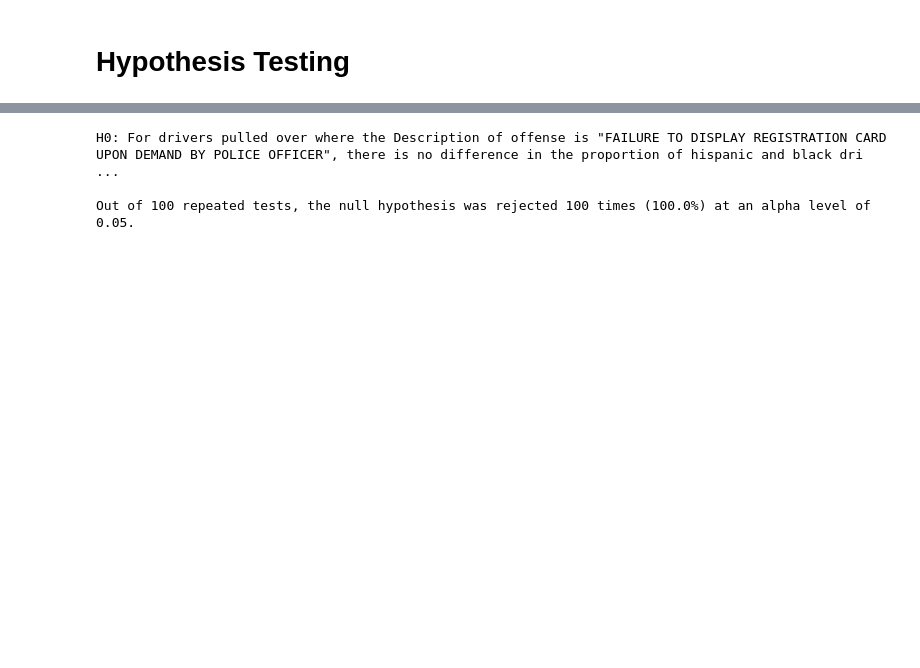
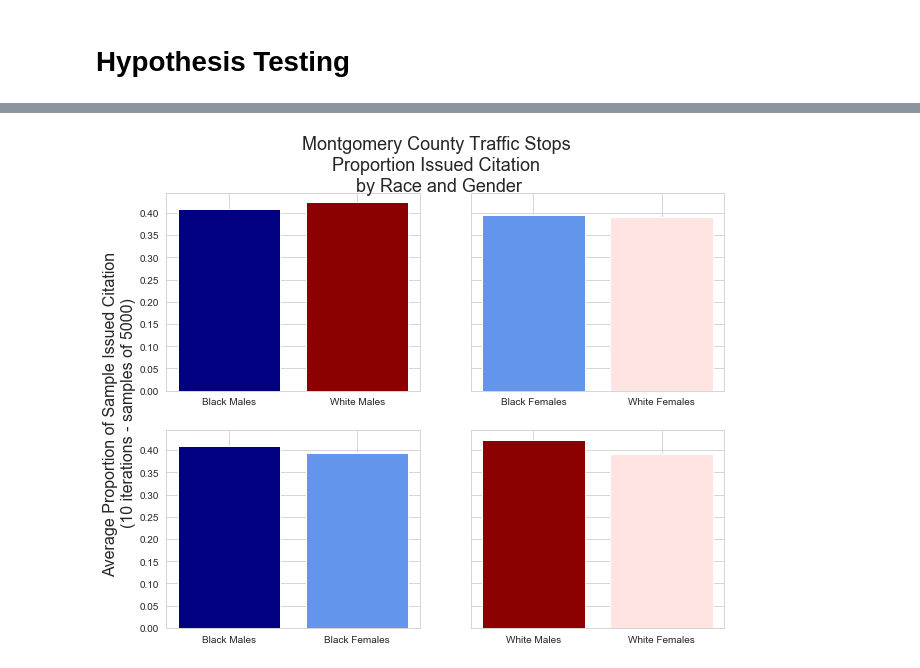
Before and after one commit to mguptaphd/Module3_Project, a Jupyter notebook: Module3_Project.ipynb, the cells around one changed output, grey strips where cells are left out. Cells and saved outputs as stored; diff of their text form; code cells hidden in the pictures; blank space fills up the shorter version.

```diff
--- a/Module3_Project.ipynb
+++ b/Module3_Project.ipynb
@@ -274,8 +285,0 @@ plt.legend();
-# %%
-null_hyp_2 = """For drivers pulled over where the Description of offense is "FAILURE TO DISPLAY REGISTRATION CARD UPON DEMAND BY POLICE OFFICER", there is no difference in the proportion of hispanic and black drivers who are given only a warning."""
-
-print_test_results(h2_p_list, null_hyp_2)
-# %% [output]
-H0: For drivers pulled over where the Description of offense is "FAILURE TO DISPLAY REGISTRATION CARD UPON DEMAND BY POLICE OFFICER", there is no difference in the proportion of hispanic and black dri ...
-
-Out of 100 repeated tests, the null hypothesis was rejected 100 times (100.0%) at an alpha level of 0.05.
@@ -281,0 +333,29 @@ Out of 100 repeated tests, the null hypothesis was rejected 100 times (100.0%) a
+# %%
+
+fig, axes = plt.subplots(2, 2, sharey = True, figsize=(10, 8))
+
+
+mu_black_male = np.mean(mu_black_male_list)
+mu_white_male = np.mean(mu_white_male_list)
+mu_white_female = np.mean(mu_white_female_list)
+mu_black_female = np.mean(mu_black_female_list)
+
+mean_list = [mu_black_male, mu_white_male, mu_black_female, mu_white_female]
+names = ['Black Males', 'White Males', 'Black Females', 'White Females']
+color_list = ['navy', 'darkred', 'cornflowerblue', 'mistyrose']
+
+axes[0, 0].bar([names[0], names[1]], [mean_list[0], mean_list[1]], color=[color_list[0], color_list[1]])
+axes[0, 1].bar([names[2], names[3]], [mean_list[2], mean_list[3]], color=[color_list[2], color_list[3]])
+axes[1, 0].bar([names[0], names[2]], [mean_list[0], mean_list[2]], color=[color_list[0], color_list[2]])
+axes[1, 1].bar([names[1], names[3]], [mean_list[1], mean_list[3]], color=[color_list[1], color_list[3]]);
+
+
+fig.suptitle('Montgomery County Traffic Stops\n Proportion Issued Citation \n by Race and Gender\n', fontsize=18)
+
+#plt.xlabel('Race and Gender', fontsize=16)
+#plt.ylabel('Proportion of Sample Issued Citation\n (100 iterations - samples of 5000)', fontsize=14);
+
+
+fig.text(0.06, 0.5, 'Average Proportion of Sample Issued Citation \n({} iterations - samples of {})'.format(n_sim, n_sample), ha='center', va='center', rotation='vertical', fontsize=16);
+# %% [output]
+[figure, added]
```
Also changed, not shown: parts of 20 cells of this notebook.
